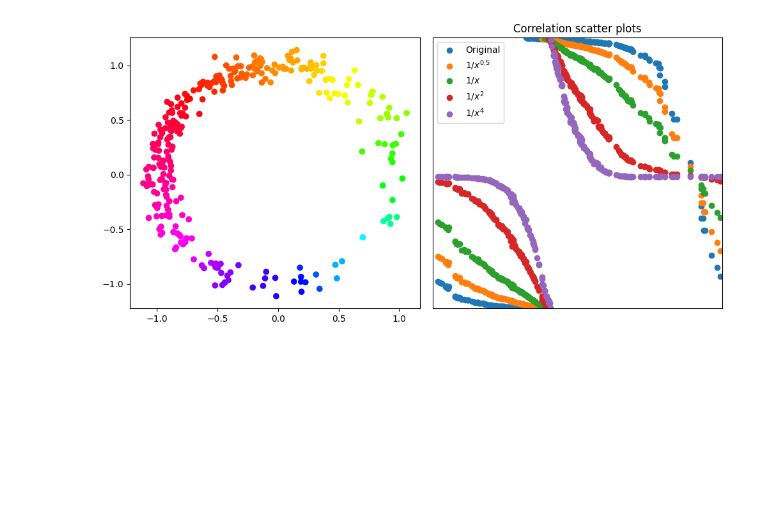
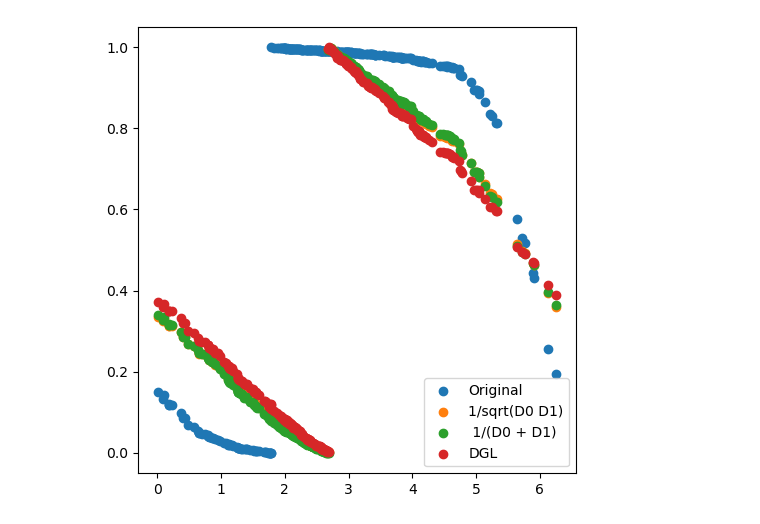
Before and after one commit to TJPaik/CircularCoordinates, a Jupyter notebook: experiments/noisy_circle.ipynb, the cells around one changed output. Drawn from its saved outputs; the diff is of its cells as text; code cells hidden in the pictures; blank space fills up the shorter version.

Commit message:
Add: add directed weighted laplacian weight & organizing

```diff
--- a/experiments/noisy_circle.ipynb
+++ b/experiments/noisy_circle.ipynb
@@ -11,5 +11,5 @@ from circularcoordinates import weighted_circular_coordinate, weight_degree_sum_
 from dataset import noisy_circle
 # %%
-_ = noisy_circle(True)
+_ = noisy_circle()
 data, coord = [_[el] for el in ['data', 'coord']]
 prime = 47
@@ -33,0 +16,8 @@ results = np.mod(np.asarray([weighted_circular_coordinate(
+# %%
+fts = [None] + [
+    weight_ft_with_degree_meta(ft)
+    for ft in [lambda x, y: 1 / (np.sqrt(x * y)),
+               lambda x, y: 1 / (x + y)]
+] + [weight_ft_0(2)]
+results = [weighted_circular_coordinate(data, prime=prime, cocycle_n=0, weight_ft=ft) for ft in tqdm(fts)]
+labels = ['Original', '1/sqrt(D0 D1)', ' 1/(D0 + D1)', 'DGL']
@@ -43,19 +37,13 @@ plt.close()
 # %%
-fig, axs = plt.subplots(1, 2, figsize=(10, 5))
-axs[0].scatter(*data.T, c=results[2], cmap='hsv')
+plt.figure(figsize=(5, 5))
 for result, label in zip(results, labels):
-    axs[1].scatter(coord, result, label=label)
-axs[1].set_xticks([])
-axs[1].set_yticks([])
-axs[1].set_xlim(0, 2 * np.pi)
-axs[1].set_ylim(0, 1)
+    plt.scatter(coord, result, label=label)
 plt.legend()
-axs[1].set_title('Correlation scatter plots')
 plt.tight_layout()
 plt.show()
 plt.close()
 # %% [output]
-[figure, old version]
+[figure, new version]
 # %%
 ccl = CircCoordLn(data, prime=prime)
 ccl.setup(0)
```
Also changed, not shown: parts of 8 cells of this notebook, 6 other files.
